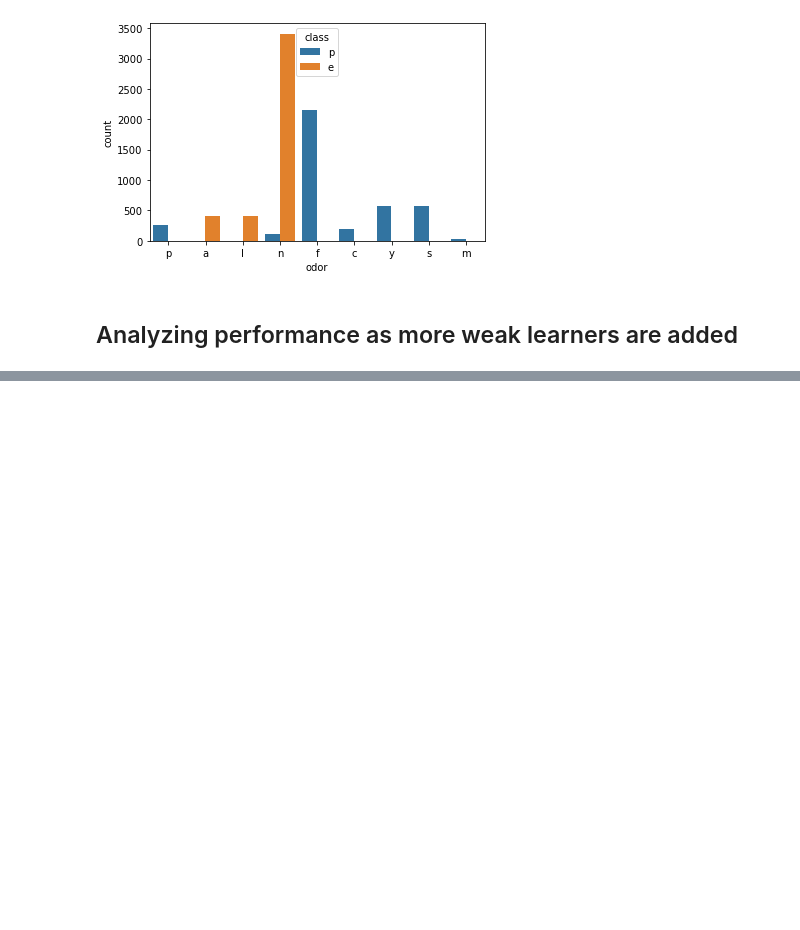
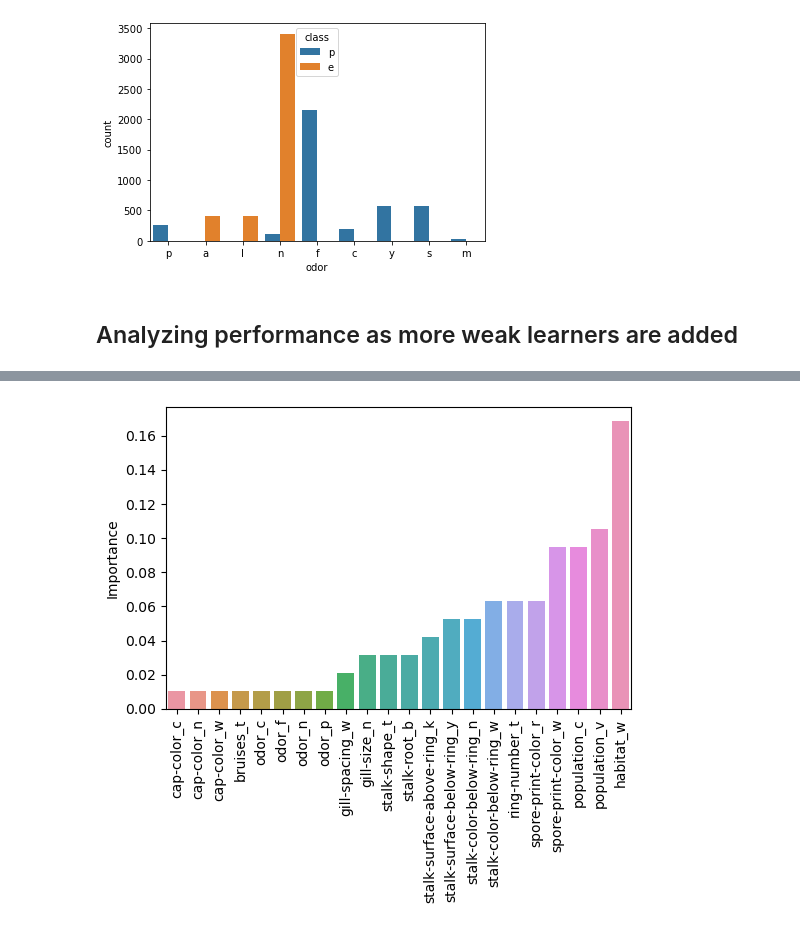
Before and after one commit to Gabrielle-Ribeiro/machine-learning-studies, a Jupyter notebook: boosting methods/Adaboost.ipynb, the cells around one changed output, grey strips where cells are left out. Saved outputs shown, nothing was run; the diff lists cells and outputs as text; code cells hidden in the pictures; blank space fills up the shorter version.

```diff
--- a/boosting methods/Adaboost.ipynb
+++ b/boosting methods/Adaboost.ipynb
@@ -157,0 +177,2 @@ sns.countplot(data=df, x='odor', hue='class')
+# %%
+features = pd.DataFrame(index=X.columns, data=model.feature_importances_, columns=['Importance'])
@@ -157,0 +195,8 @@ sns.countplot(data=df, x='odor', hue='class')
+# %%
+important_features = features[features['Importance']>0]
+# %%
+plt.figure(dpi=100)
+sns.barplot(data=important_features.sort_values('Importance'), x=important_features.index, y='Importance')
+plt.xticks(rotation=90);
+# %% [output]
+[figure, added]
```
Also changed, not shown: parts of 8 cells of this notebook.
